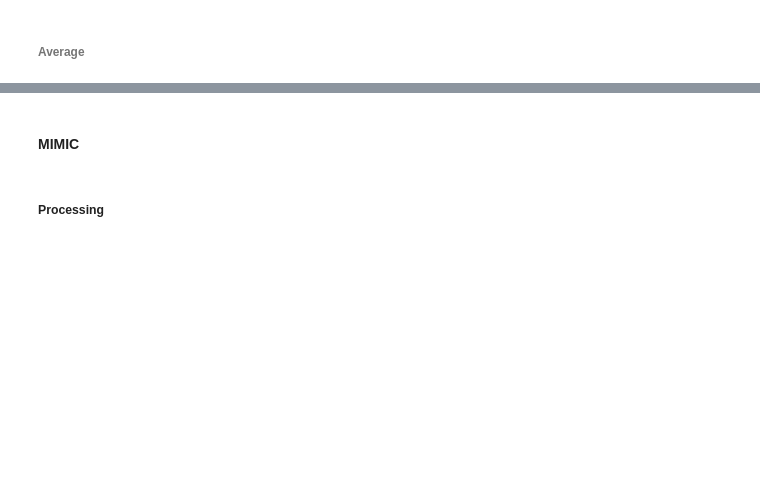
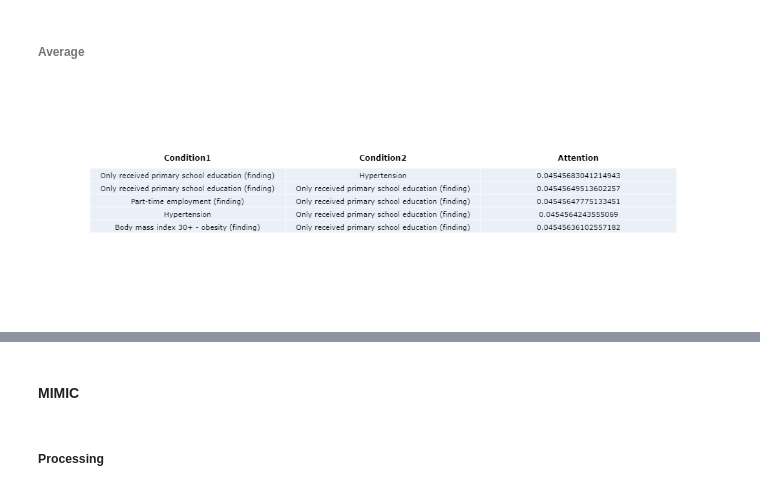
Before and after one commit to johagg17/Master-thesis, a Jupyter notebook: visualization/Hypertension.ipynb, the cells around one changed output, grey strips where cells are left out. Cells and saved outputs as stored; diff of their text form; code cells hidden in the pictures; blank space fills up the shorter version.

```diff
--- a/visualization/Hypertension.ipynb
+++ b/visualization/Hypertension.ipynb
@@ -208,18 +239,44 @@ with torch.no_grad():
 # %%
 from operator import itemgetter
 finalcombs = dict([(k, v / n) for k, (v, n) in token_combs.items()])
-N = 10
+N = 5
 res = dict(sorted(finalcombs.items(), key = itemgetter(1), reverse = True)[:N])
-
-mapdata = pd.read_csv('../data/mapping_data/Synthea/unique_conds.csv')
-
-code_to_desc = dict(zip(mapdata.CODE,mapdata.DESCRIPTION))
 
 newrep = {'Condition1':[], 'Condition2':[], 'Attention': []}
 for key, prob in res.items():
     code1, code2 = key.split(',')
-    code1desc = code_to_desc[int(code1)]
-    code2desc = code_to_desc[int(code2)]
+
+    if code1 in diagnosmapdict:
+        code1desc = diagnosmapdict[code1]
+    elif code1 in medmapdict:
+        code1desc = medmapdict[code1]
+    else:
+      #  print(code1)
+        code1desc = procmapdict[code1]
+
+    if code2 in diagnosmapdict:
+        code2desc = diagnosmapdict[code2]
+    elif code2 in medmapdict:
+        code2desc = medmapdict[code2]
+    else:
+        code2desc = procmapdict[int(code2)]
+
     newrep['Condition1'].append(code1desc)
     newrep['Condition2'].append(code2desc)
     newrep['Attention'].append(prob)
+df = pd.DataFrame(newrep)
+fig = go.Figure(data=[go.Table(
+  header=dict(
+    values=["<b>Condition1</b>", "<b>Condition2</b>", "<b>Attention</b>"],
+    line_color='white', fill_color='white',
+    align='center', font=dict(color='black', size=12)
+  ),
+  cells=dict(
+    values=[df.Condition1, df.Condition2, df.Attention],
+    align='center', font=dict(color='black', size=11)
+  ))
+])
+
+fig.show()
+# %% [output]
+[figure, added]
```
Also changed, not shown: parts of 23 cells of this notebook, 18 other files.
